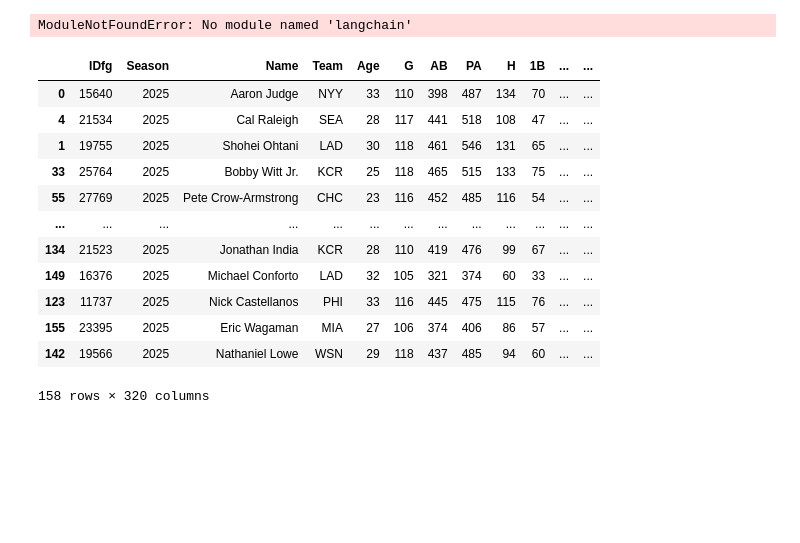
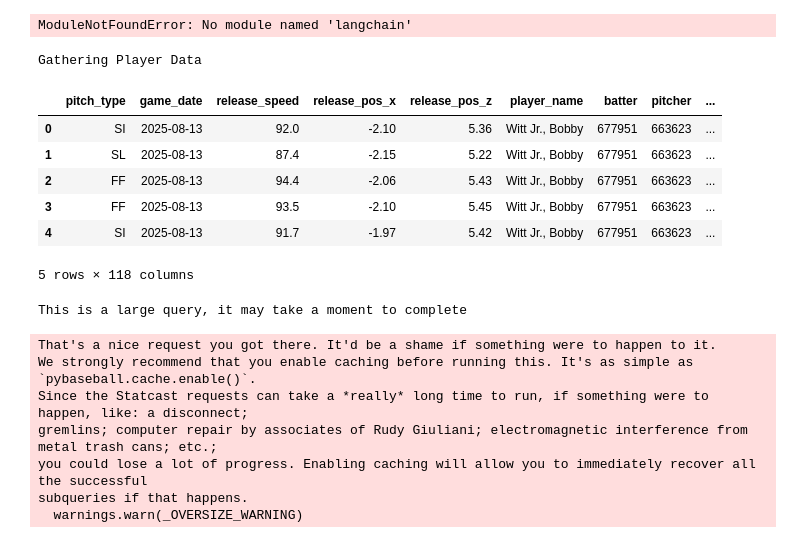
Before and after one commit to Dmaynard527/Sports, a Jupyter notebook: mlb.ipynb, the cells around one changed output. Saved outputs shown, nothing was run; the diff lists cells and outputs as text; code cells hidden in the pictures; blank space fills up the shorter version.

```diff
--- a/mlb.ipynb
+++ b/mlb.ipynb
@@ -554,18 +554,29 @@ from pybaseball import batting_stats, pitching_stats
 # from pybaseball.teamid_lookup import team_ID_map
 # from pybaseball.playerid_reverse_lookup import playerid_reverse_lookup
 # %%
-batting_stats(2025, 2026)
+# batting_stats(2025, 2026)
+# playerid_lookup("Witt", "Bobby")
+df = statcast_batter("2025-01-01", "2025-12-31", 677951)
 # %% [output]
-|  | IDfg | Season | Name | Team | Age | G | AB | PA | H | 1B | ... | ... |
-| 0 | 15640 | 2025 | Aaron Judge | NYY | 33 | 110 | 398 | 487 | 134 | 70 | ... | ... |
-| 4 | 21534 | 2025 | Cal Raleigh | SEA | 28 | 117 | 441 | 518 | 108 | 47 | ... | ... |
-| 1 | 19755 | 2025 | Shohei Ohtani | LAD | 30 | 118 | 461 | 546 | 131 | 65 | ... | ... |
-| 33 | 25764 | 2025 | Bobby Witt Jr. | KCR | 25 | 118 | 465 | 515 | 133 | 75 | ... | ... |
-| 55 | 27769 | 2025 | Pete Crow-Armstrong | CHC | 23 | 116 | 452 | 485 | 116 | 54 | ... | ... |
-| ... | ... | ... | ... | ... | ... | ... | ... | ... | ... | ... | ... | ... |
-| 134 | 21523 | 2025 | Jonathan India | KCR | 28 | 110 | 419 | 476 | 99 | 67 | ... | ... |
-| 149 | 16376 | 2025 | Michael Conforto | LAD | 32 | 105 | 321 | 374 | 60 | 33 | ... | ... |
-| 123 | 11737 | 2025 | Nick Castellanos | PHI | 33 | 116 | 445 | 475 | 115 | 76 | ... | ... |
-| 155 | 23395 | 2025 | Eric Wagaman | MIA | 27 | 106 | 374 | 406 | 86 | 57 | ... | ... |
-| 142 | 19566 | 2025 | Nathaniel Lowe | WSN | 29 | 118 | 437 | 485 | 94 | 60 | ... | ... |
-158 rows × 320 columns
+Gathering Player Data
+# %%
+df.head()
+# %% [output]
+|  | pitch_type | game_date | release_speed | release_pos_x | release_pos_z | player_name | batter | pitcher | ... |
+| 0 | SI | 2025-08-13 | 92.0 | -2.10 | 5.36 | Witt Jr., Bobby | 677951 | 663623 | ... |
+| 1 | SL | 2025-08-13 | 87.4 | -2.15 | 5.22 | Witt Jr., Bobby | 677951 | 663623 | ... |
+| 2 | FF | 2025-08-13 | 94.4 | -2.06 | 5.43 | Witt Jr., Bobby | 677951 | 663623 | ... |
+| 3 | FF | 2025-08-13 | 93.5 | -2.10 | 5.45 | Witt Jr., Bobby | 677951 | 663623 | ... |
+| 4 | SI | 2025-08-13 | 91.7 | -1.97 | 5.42 | Witt Jr., Bobby | 677951 | 663623 | ... |
+5 rows × 118 columns
+# %%
+data = statcast('2025-05-01', '2025-06-30')
+# %% [output]
+This is a large query, it may take a moment to complete
+That's a nice request you got there. It'd be a shame if something were to happen to it.
+We strongly recommend that you enable caching before running this. It's as simple as `pybaseball.cache.enable()`.
+Since the Statcast requests can take a *really* long time to run, if something were to happen, like: a disconnect;
+gremlins; computer repair by associates of Rudy Giuliani; electromagnetic interference from metal trash cans; etc.;
+you could lose a lot of progress. Enabling caching will allow you to immediately recover all the successful
+subqueries if that happens.
+  warnings.warn(_OVERSIZE_WARNING)
```
Also changed, not shown: parts of 15 cells of this notebook, 1 other file.
